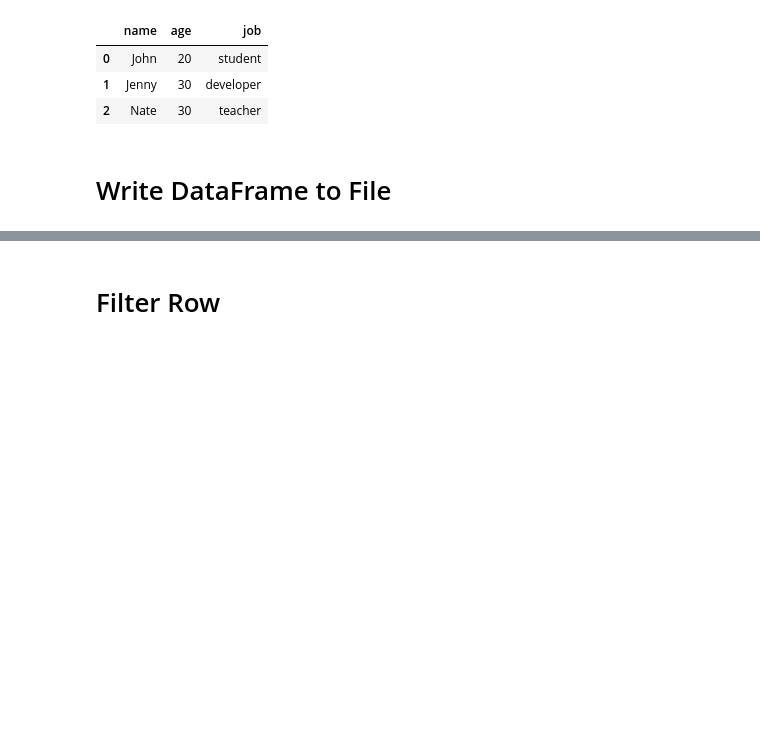
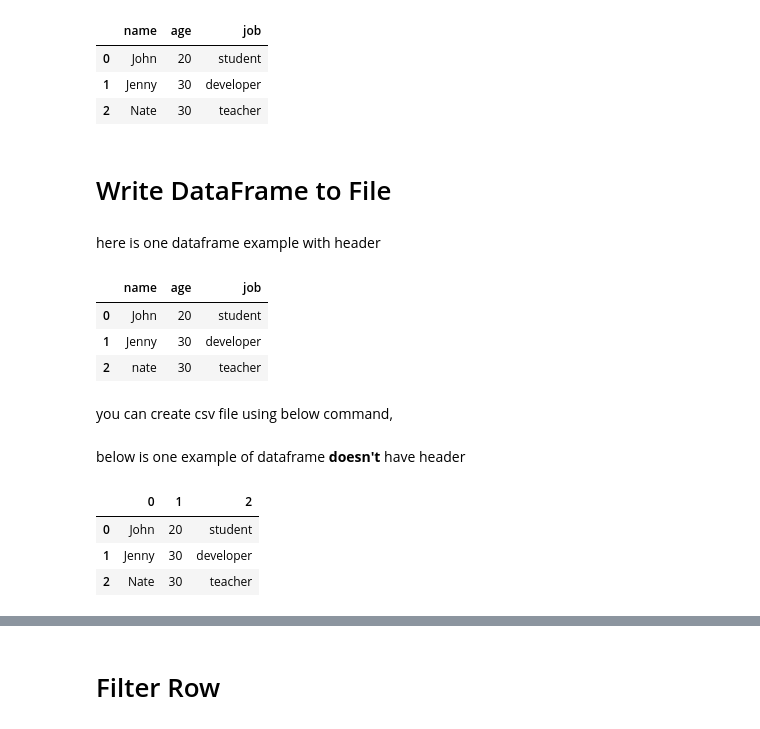
Before and after one commit to minsuk-heo/pandas, a Jupyter notebook: Pandas_Cheatsheet.ipynb, the cells around one changed output, grey strips where cells are left out. Cells and saved outputs as stored; diff of their text form; code cells hidden in the pictures; blank space fills up the shorter version.

```diff
--- a/Pandas_Cheatsheet.ipynb
+++ b/Pandas_Cheatsheet.ipynb
@@ -147,5 +157,25 @@ df.head()
 | 2 | Nate | 30 | teacher |
 # %% [markdown]
 # Write DataFrame to File
+# %% [markdown]
+here is one dataframe example with header
+# %%
+friend_list = [
+                ['name',['John', 'Jenny', 'nate']],
+                ['age',[20,30,30]],
+                ['job',['student', 'developer', 'teacher']]
+              ]
+df = pd.DataFrame.from_items(friend_list)
+# %%
+df.head()
+# %% [output]
+|  | name | age | job |
+| 0 | John | 20 | student |
+| 1 | Jenny | 30 | developer |
+| 2 | nate | 30 | teacher |
+# %% [markdown]
+you can create csv file using below command,
 # %%
 df.to_csv('friend_list_from_df.csv')
+# %% [markdown]
+below is one example of dataframe <b>doesn't</b> have header
@@ -151,0 +185,7 @@ df.to_csv('friend_list_from_df.csv')
+# %%
+df.head()
+# %% [output]
+|  | 0 | 1 | 2 |
+| 0 | John | 20 | student |
+| 1 | Jenny | 30 | developer |
+| 2 | Nate | 30 | teacher |
```
Also changed, not shown: parts of 38 cells of this notebook.
